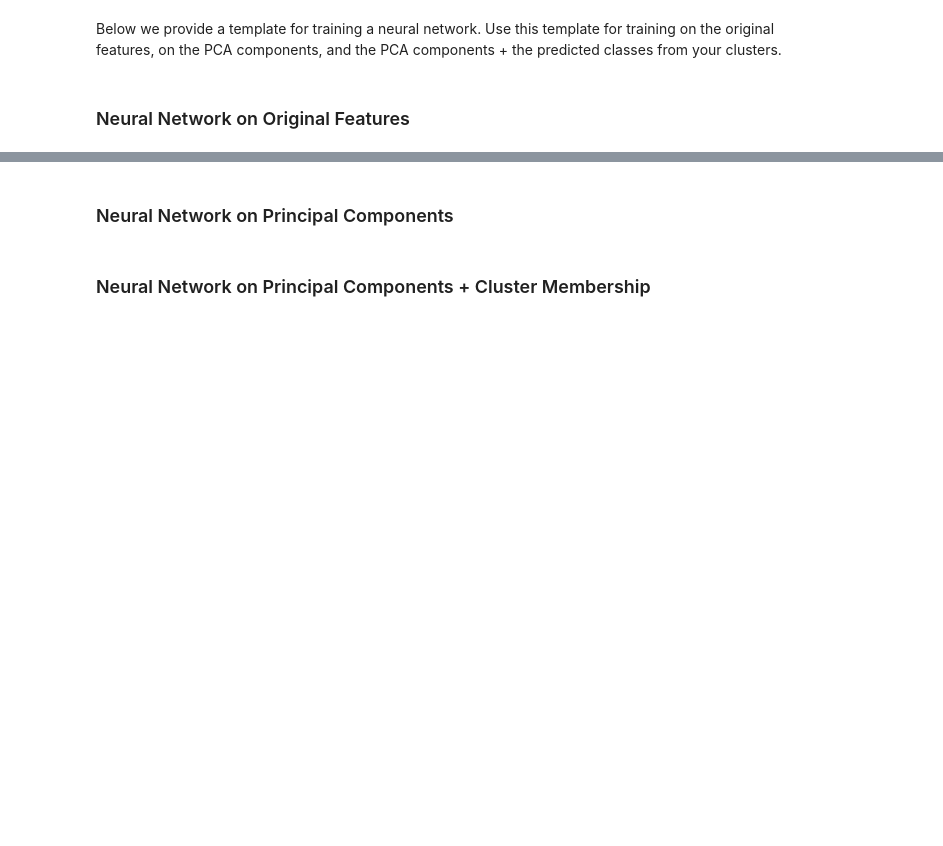
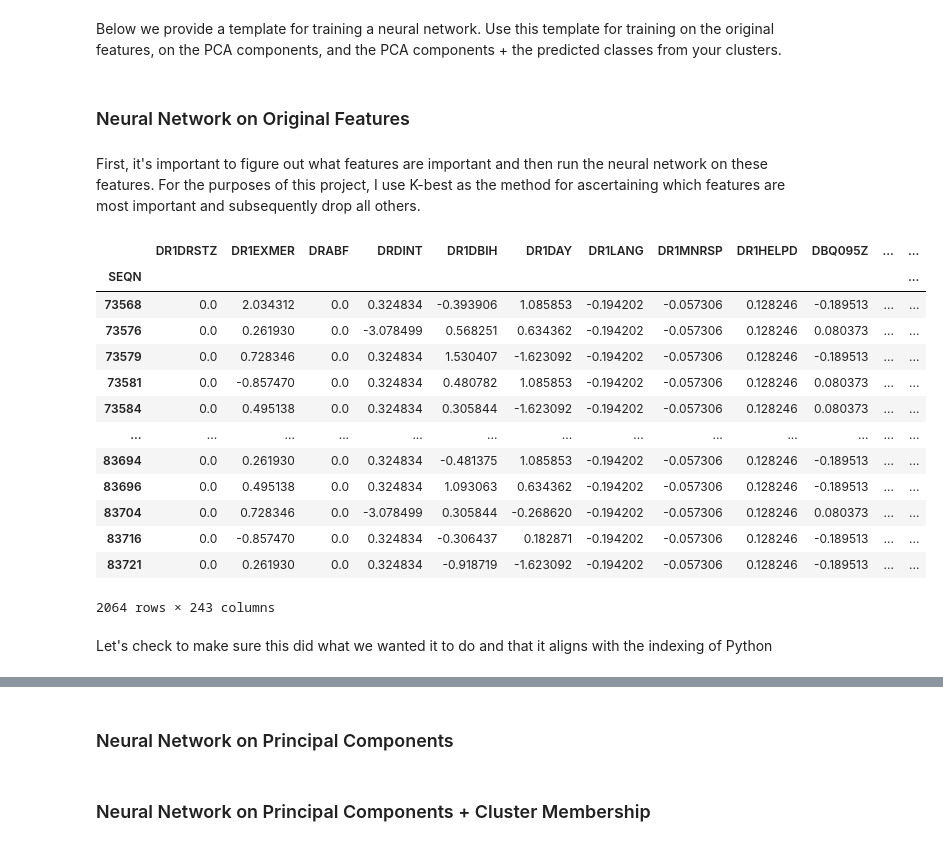
Before and after one commit to lawrence-j-liu/CSS_Project-4_Team-5_Fall-2020, a Jupyter notebook: Project 4 Students.ipynb, the cells around one changed output, grey strips where cells are left out. Cells and saved outputs as stored; diff of their text form; code cells hidden in the pictures; blank space fills up the shorter version.

Commit message:
my project with initial work on the  neural netowrk

```diff
--- a/Project 4 Students.ipynb
+++ b/Project 4 Students.ipynb
@@ -309,2 +377,21 @@ Below we provide a template for training a neural network. Use this template for
 # %% [markdown]
 ### Neural Network on Original Features
+# %% [markdown]
+First, it's important to figure out what features are important and then run the neural network on these features. For the purposes of this project, I use K-best as the method for ascertaining which features are most important and subsequently drop all others.
+# %%
+nhanes_scaled
+# %% [output]
+|  | DR1DRSTZ | DR1EXMER | DRABF | DRDINT | DR1DBIH | DR1DAY | DR1LANG | DR1MNRSP | DR1HELPD | DBQ095Z | ... | ... |
+| SEQN |  |  |  |  |  |  |  |  |  |  |  | ... |
+| 73568 | 0.0 | 2.034312 | 0.0 | 0.324834 | -0.393906 | 1.085853 | -0.194202 | -0.057306 | 0.128246 | -0.189513 | ... | ... |
+| 73576 | 0.0 | 0.261930 | 0.0 | -3.078499 | 0.568251 | 0.634362 | -0.194202 | -0.057306 | 0.128246 | 0.080373 | ... | ... |
+| 73579 | 0.0 | 0.728346 | 0.0 | 0.324834 | 1.530407 | -1.623092 | -0.194202 | -0.057306 | 0.128246 | -0.189513 | ... | ... |
+| 73581 | 0.0 | -0.857470 | 0.0 | 0.324834 | 0.480782 | 1.085853 | -0.194202 | -0.057306 | 0.128246 | 0.080373 | ... | ... |
+| 73584 | 0.0 | 0.495138 | 0.0 | 0.324834 | 0.305844 | -1.623092 | -0.194202 | -0.057306 | 0.128246 | 0.080373 | ... | ... |
+| ... | ... | ... | ... | ... | ... | ... | ... | ... | ... | ... | ... | ... |
+| 83694 | 0.0 | 0.261930 | 0.0 | 0.324834 | -0.481375 | 1.085853 | -0.194202 | -0.057306 | 0.128246 | -0.189513 | ... | ... |
+| 83696 | 0.0 | 0.495138 | 0.0 | 0.324834 | 1.093063 | 0.634362 | -0.194202 | -0.057306 | 0.128246 | -0.189513 | ... | ... |
+| 83704 | 0.0 | 0.728346 | 0.0 | -3.078499 | 0.305844 | -0.268620 | -0.194202 | -0.057306 | 0.128246 | 0.080373 | ... | ... |
+| 83716 | 0.0 | -0.857470 | 0.0 | 0.324834 | -0.306437 | 0.182871 | -0.194202 | -0.057306 | 0.128246 | -0.189513 | ... | ... |
+| 83721 | 0.0 | 0.261930 | 0.0 | 0.324834 | -0.918719 | -1.623092 | -0.194202 | -0.057306 | 0.128246 | -0.189513 | ... | ... |
+2064 rows × 243 columns
@@ -310,0 +404,2 @@ Below we provide a template for training a neural network. Use this template for
+# %% [markdown]
+Let's check to make sure this did what we wanted it to do and that it aligns with the indexing of Python
```
Also changed, not shown: parts of 21 cells of this notebook.
